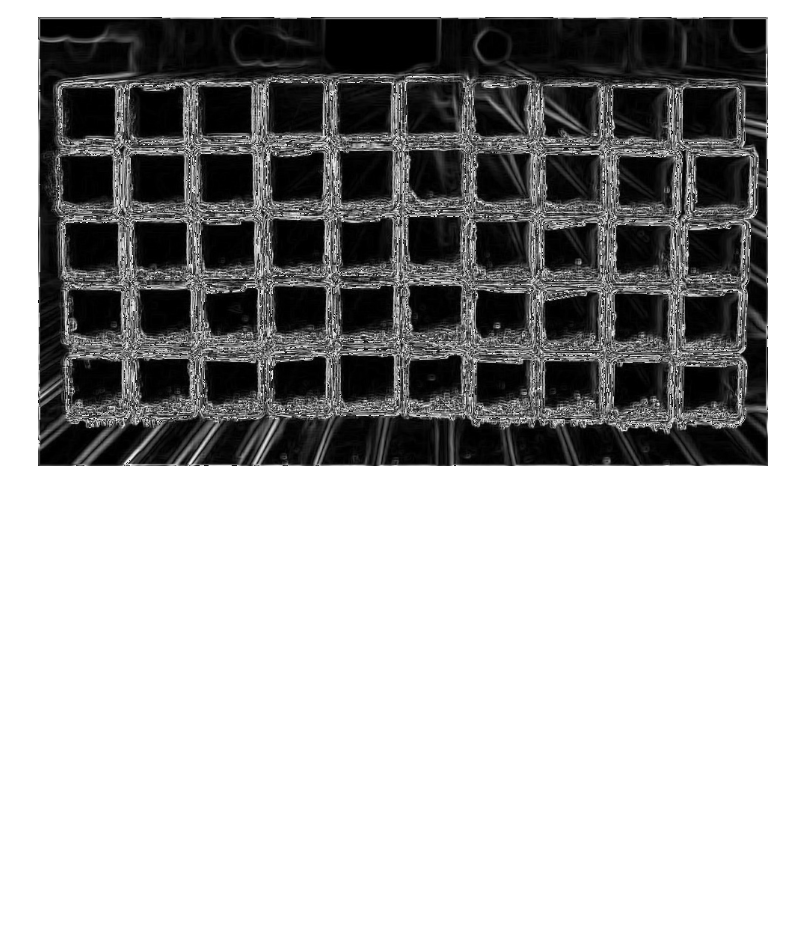
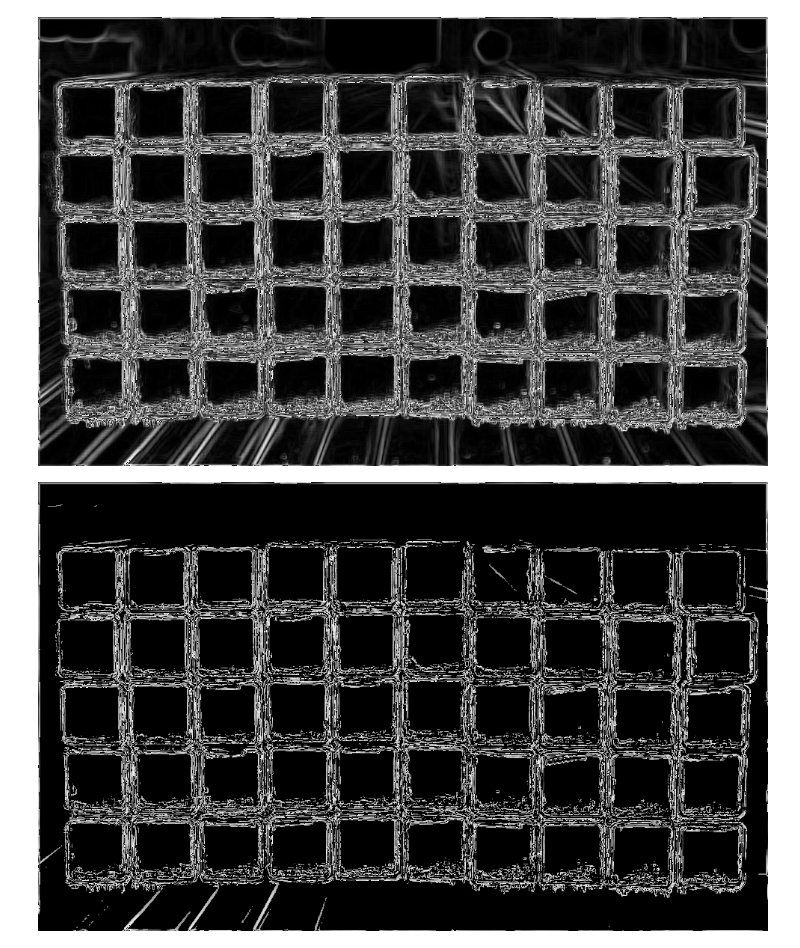
Before and after one commit to Petroniuss/pattern-recognition, a Jupyter notebook: lab2/lab2.ipynb, the cells around one changed output. Cells and saved outputs as stored; diff of their text form; code cells hidden in the pictures; blank space fills up the shorter version.

```diff
--- a/lab2/lab2.ipynb
+++ b/lab2/lab2.ipynb
@@ -173,3 +175,13 @@ gradient_intensity = compute_gradient_intensity(gradients)
 show_gradient_intensity(gradient_intensity)
 # %% [output]
 [figure]
+# %%
+## applying threshold to gradient
+
+threshold = .5
+layer = keras.layers.ReLU(threshold=threshold)
+
+gradient_after_relu = layer(gradient_intensity)
+show_gradient_intensity(gradient_after_relu)
+# %% [output]
+[figure, added]
```
Also changed, not shown: parts of 7 cells of this notebook.
